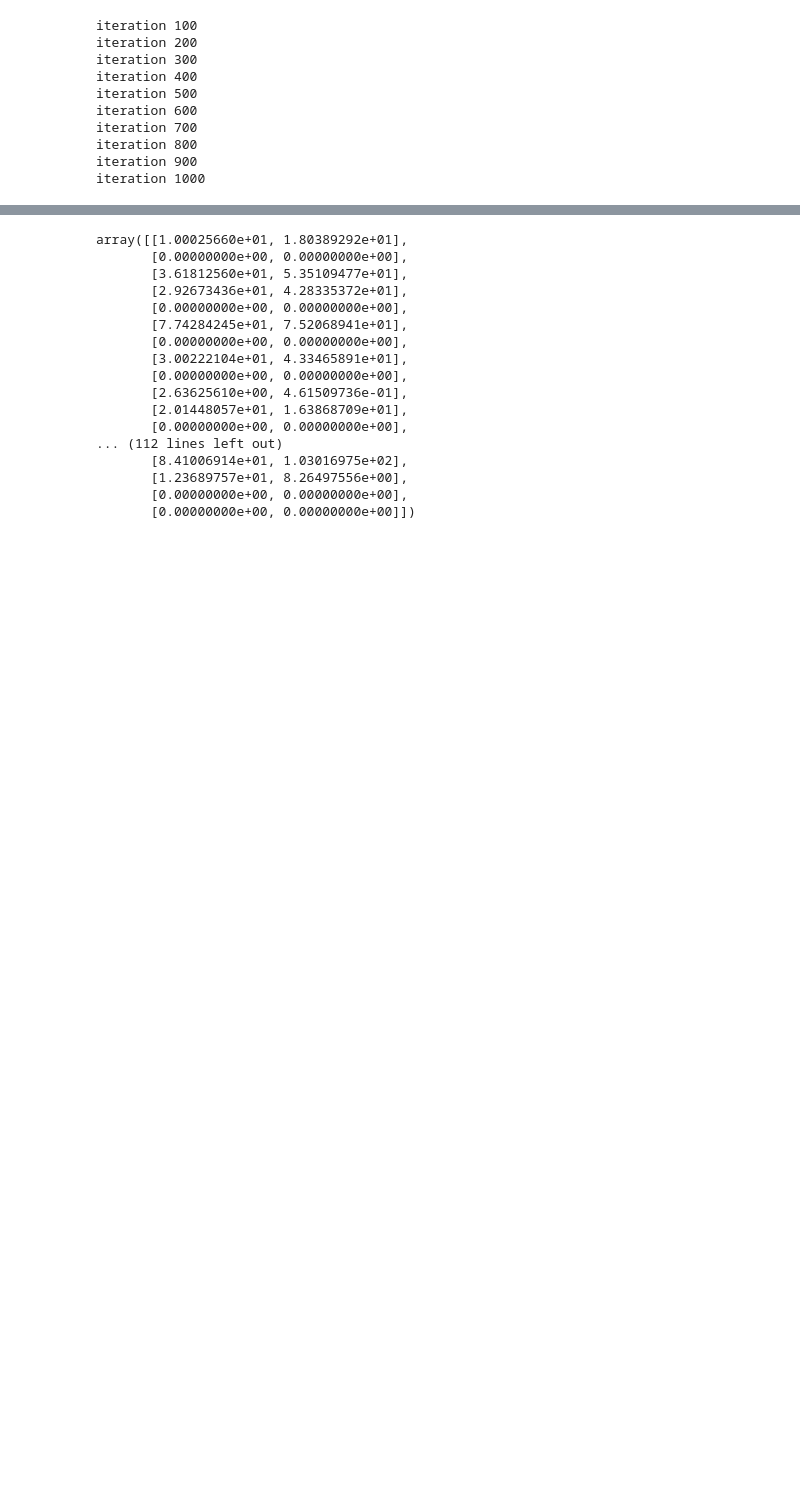
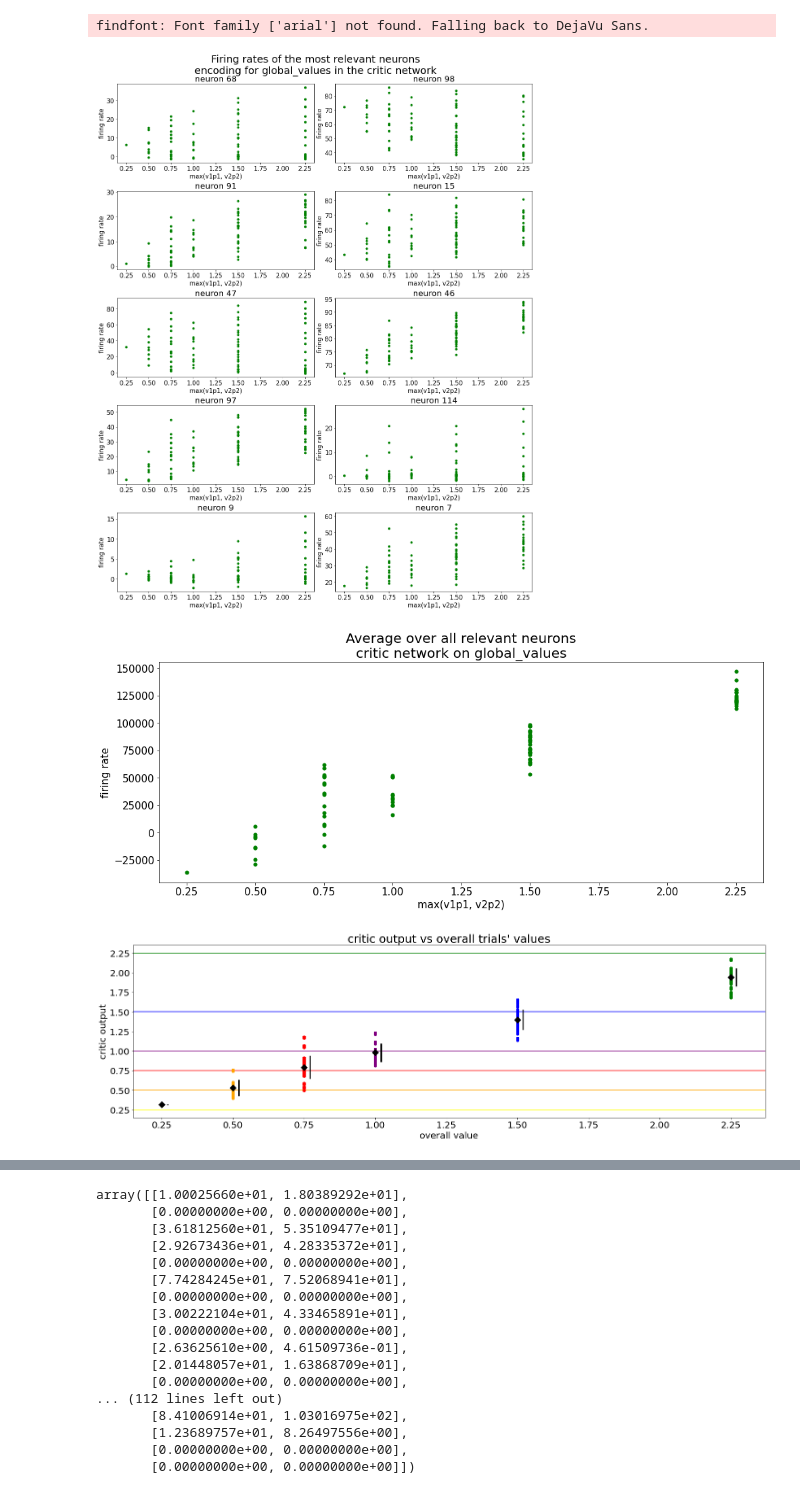
Before and after one commit to MartiniMarittimo/Relevant_neurons_analysis, a Jupyter notebook: relevant_neurons_analysis.ipynb, the cells around one changed output, grey strips where cells are left out. Cells and saved outputs as stored; diff of their text form; code cells hidden in the pictures; blank space fills up the shorter version.

```diff
--- a/relevant_neurons_analysis.ipynb
+++ b/relevant_neurons_analysis.ipynb
@@ -17,0 +81,16 @@ import UsefullFunctions as ufn
+# %%
+if net["network"] == "actor":
+    with open("clf_data/"+label["label"]+"/relevant_neurons_actor.json", 'r') as json_file:
+        file_content = json.load(json_file)
+else:
+    with open("clf_data/"+label["label"]+"/relevant_neurons_critic.json", 'r') as json_file:
+        file_content = json.load(json_file)
+
+relevant_neurons = np.array(file_content["relevant_neurons"])
+relevant_weights = np.array(file_content["relevant_weights"])
+random_neurons = np.array(file_content["random_neurons"])
+random_weights = np.array(file_content["random_weights"])
+print(relevant_neurons)
+print(relevant_weights)
+print(random_neurons)
+print(random_weights)
@@ -18,17 +105,14 @@ import UsefullFunctions as ufn
+# %%
+importlib.reload(ufn)
+
+ufn.tuning_curves(relevant_neurons, relevant_weights, net["X"], stimuli, net["network"], label["label"])
+# %% [output]
+findfont: Font family ['arial'] not found. Falling back to DejaVu Sans.
+[figure, added]
+[figure, added]
 # %%
 importlib.reload(ufn)
 
-trials = 1000
-
-ufn.frates_labels(trials)
+ufn.critic_tuning_curves(timeav_values, overall_values)
 # %% [output]
-iteration 100
-iteration 200
-iteration 300
-iteration 400
-iteration 500
-iteration 600
-iteration 700
-iteration 800
-iteration 900
-iteration 1000
+[figure, added]
```
Also changed, not shown: parts of 11 cells of this notebook, 2 other files.
